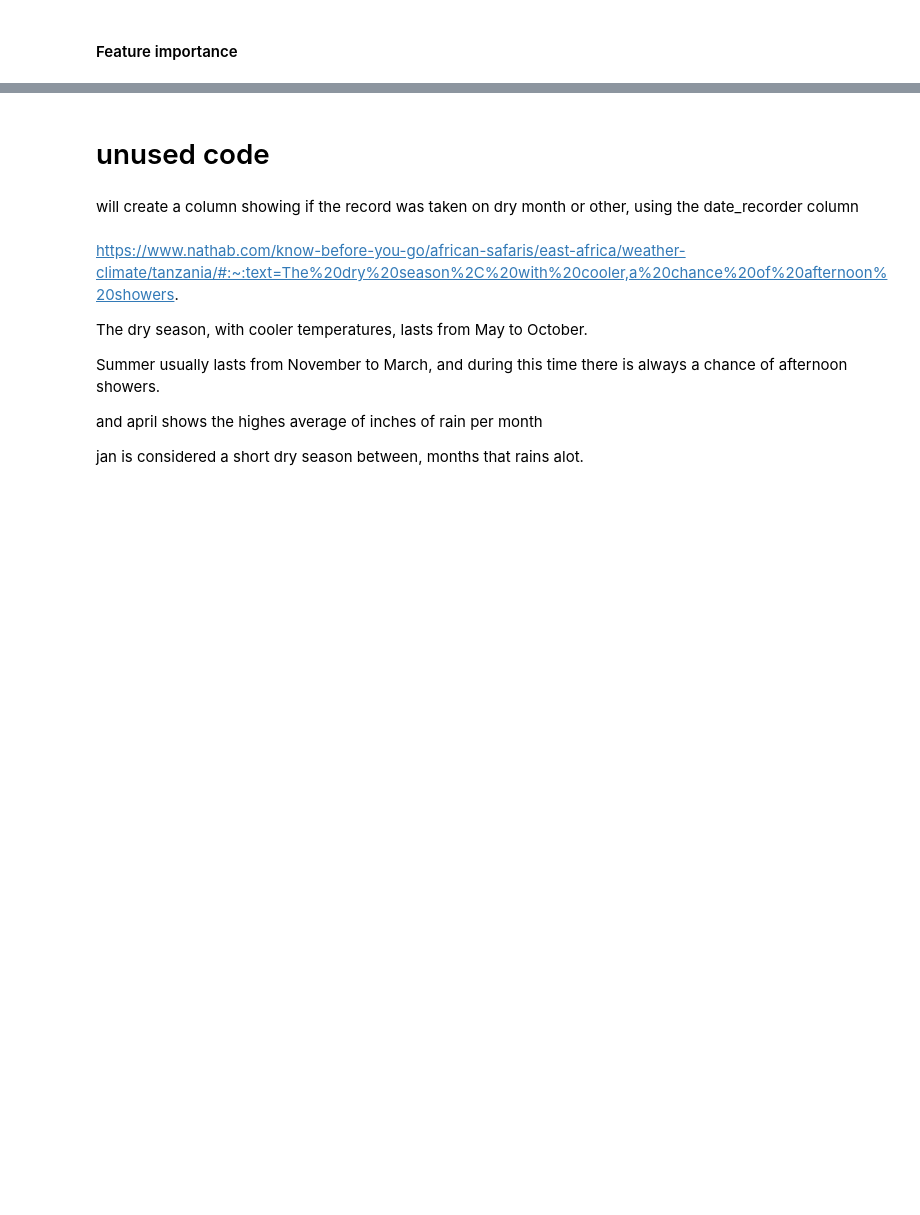
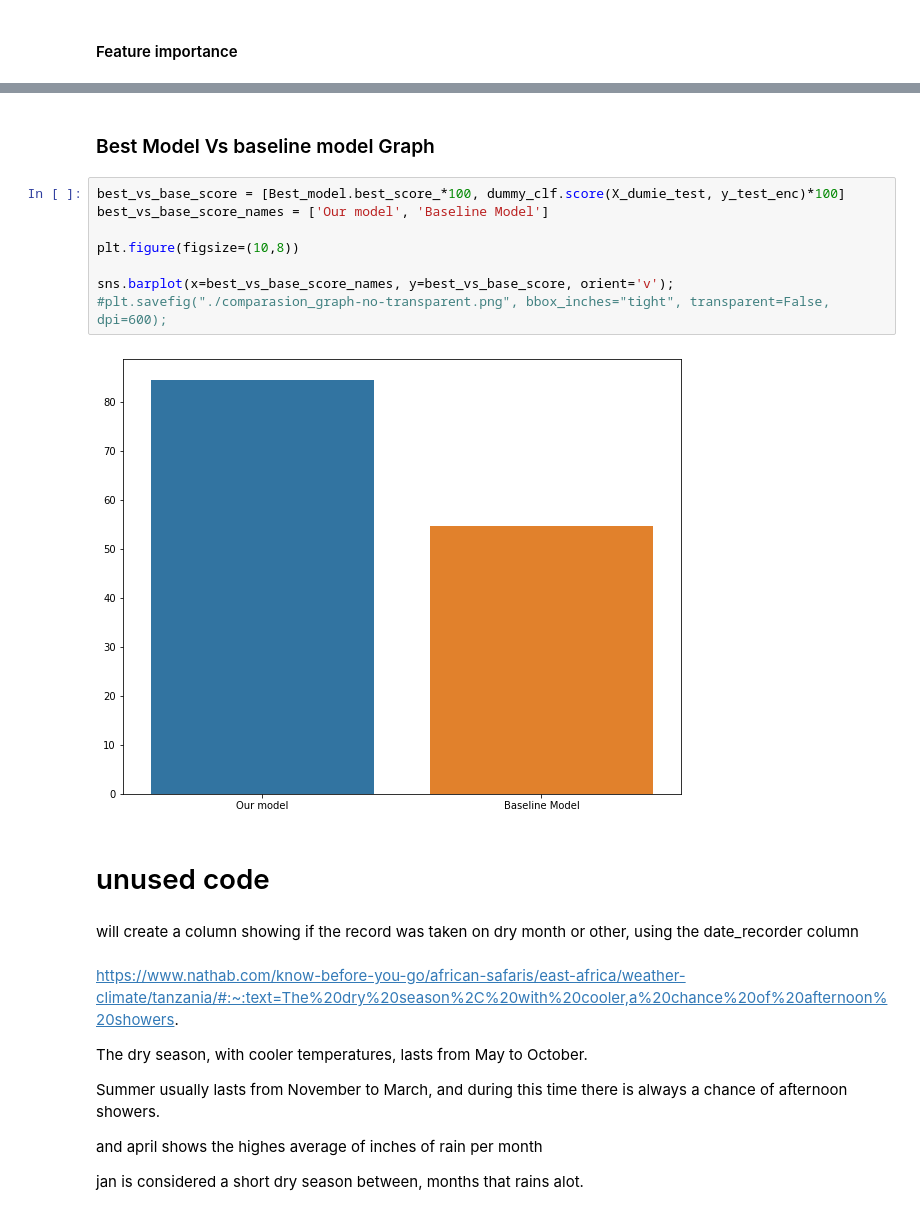
Before and after one commit to RaulCTorres/Tanzanian_Water_Wells, a Jupyter notebook: Scratch_code/Juan_Notebook.ipynb, the cells around one changed output, grey strips where cells are left out. Saved outputs shown, nothing was run; the diff lists cells and outputs as text; blank space fills up the shorter version.

```diff
--- a/Scratch_code/Juan_Notebook.ipynb
+++ b/Scratch_code/Juan_Notebook.ipynb
@@ -1574,3 +1592,15 @@ smote
+# %% [markdown]
+### Best Model Vs baseline model Graph
+# %%
+best_vs_base_score = [Best_model.best_score_*100, dummy_clf.score(X_dumie_test, y_test_enc)*100]
+best_vs_base_score_names = ['Our model', 'Baseline Model']
+
+plt.figure(figsize=(10,8))
+
+sns.barplot(x=best_vs_base_score_names, y=best_vs_base_score, orient='v');
+#plt.savefig("./comparasion_graph-no-transparent.png", bbox_inches="tight", transparent=False, dpi=600);
+# %% [output]
+[figure, added]
 # %% [markdown]
 # unused code
 # %% [markdown]
```
Also changed, not shown: parts of 21 cells of this notebook, 2 other files.
